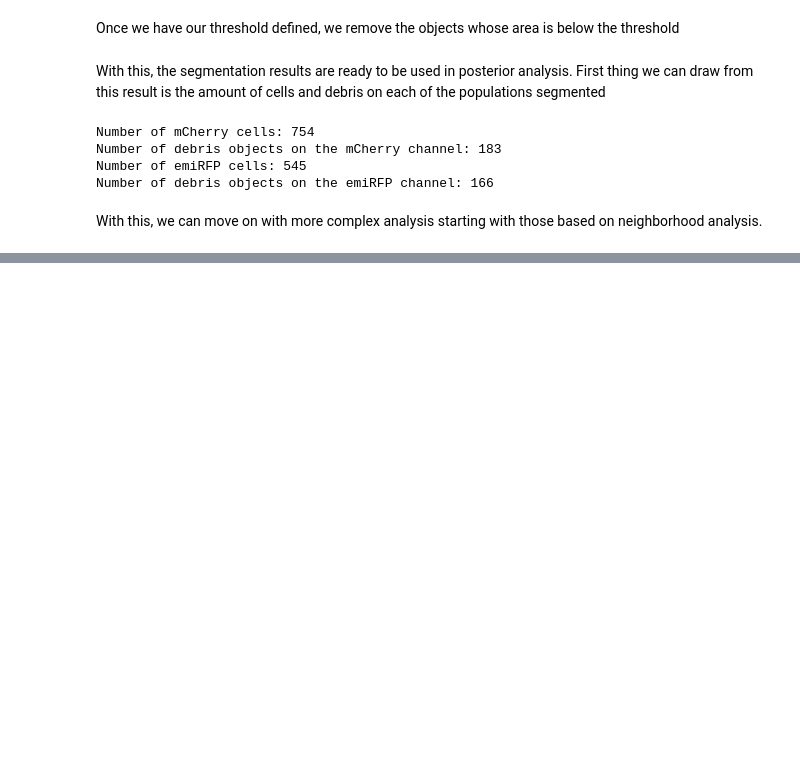
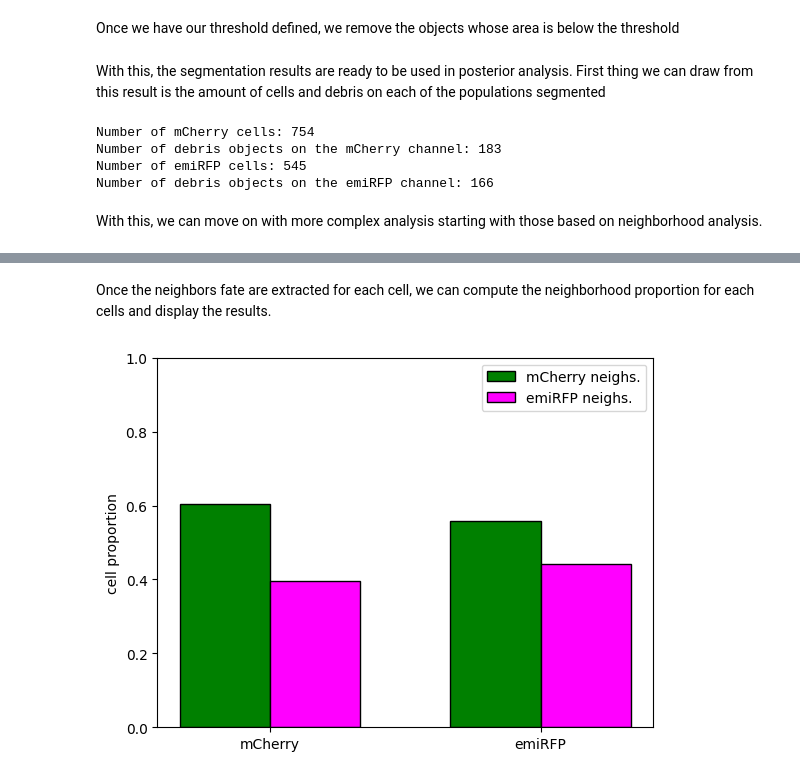
Before and after one commit to stembryo-lab/cell_competition_gastruloids, a Jupyter notebook: image-analysis/examples/example1.ipynb, the cells around one changed output, grey strips where cells are left out. Cells and saved outputs as stored; diff of their text form; code cells hidden in the pictures; blank space fills up the shorter version.

```diff
--- a/image-analysis/examples/example1.ipynb
+++ b/image-analysis/examples/example1.ipynb
@@ -289,0 +411,21 @@ With this, we can move on with more complex analysis starting with those based o
+# %% [markdown]
+Once the neighbors fate are extracted for each cell, we can compute the neighborhood proportion for each cells and display the results.
+# %%
+neighs_fates_F3_sum /= np.sum(neighs_fates_F3_sum)
+neighs_fates_A12_sum /= np.sum(neighs_fates_A12_sum)
+
+x = np.arange(2)*1.5
+barwidth = 0.5
+offset = barwidth/2
+
+fig, ax = plt.subplots()
+ax.bar(x - offset, np.array([neighs_fates_F3_sum[0],neighs_fates_A12_sum[0]]) , barwidth, label="mCherry neighs.", color="green", edgecolor="k")
+ax.bar(x + offset, np.array([neighs_fates_F3_sum[1],neighs_fates_A12_sum[1]]), barwidth, label="emiRFP neighs.", color="magenta", edgecolor="k")
+ax.set_ylim(0,1)
+ax.set_ylabel("cell proportion")
+ax.set_xticks(x)
+ax.set_xticklabels(["mCherry", "emiRFP"])
+plt.legend()
+plt.show()
+# %% [output]
+[figure, added]
```
Also changed, not shown: parts of 24 cells of this notebook, 9 other files.
